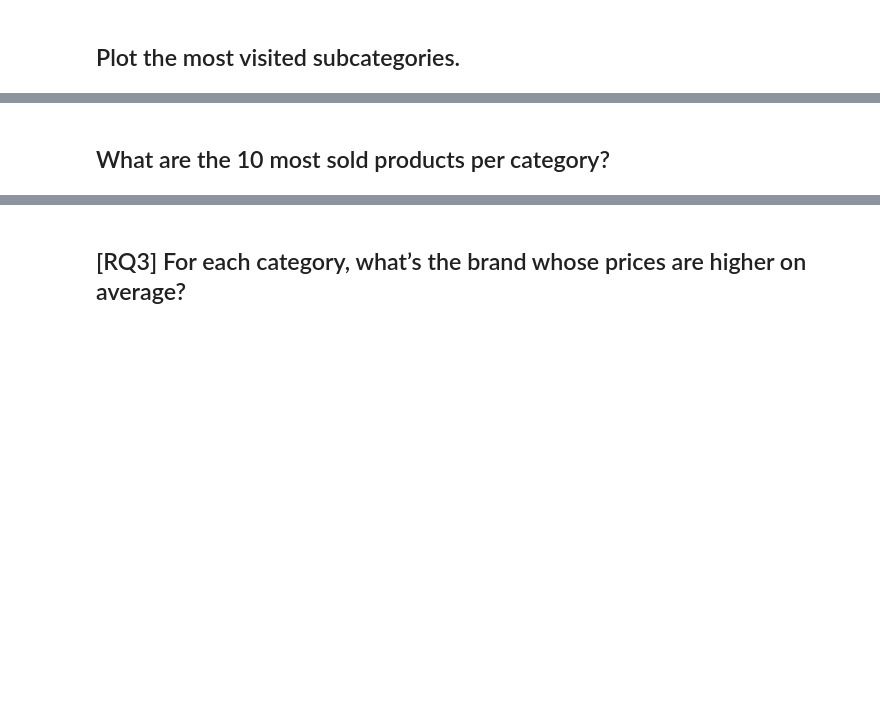
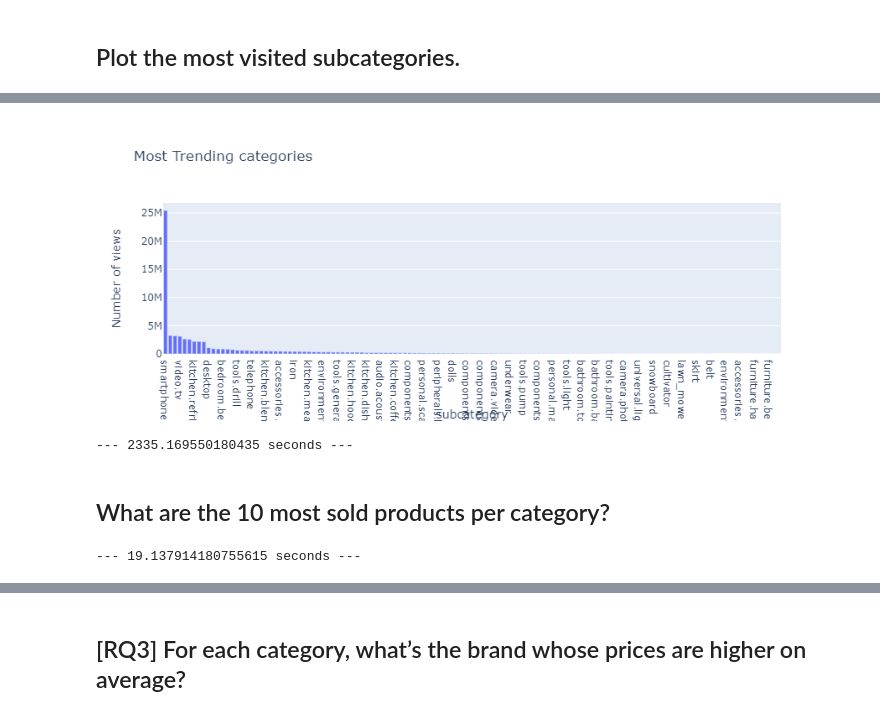
Before and after one commit to Sapienza-University-Rome/ADM-HW2, a Jupyter notebook: ADM_Homework 2 - eCommerce Analytics.ipynb, the cells around one changed output, grey strips where cells are left out. Saved outputs shown, nothing was run; the diff lists cells and outputs as text; code cells hidden in the pictures; blank space fills up the shorter version.

```diff
--- a/ADM_Homework 2 - eCommerce Analytics.ipynb
+++ b/ADM_Homework 2 - eCommerce Analytics.ipynb
@@ -425,2 +463,27 @@ Using the last output, between the first view time and purchase passes **7.56**
+# %%
+start_time = time.time()
+# Keep only purchases
+df = df[df['event_type'] == 'view']
+# Get the subcategory
+df['category_code'] = df.category_code.replace(np.nan, 'a.None.b.c.d', regex=True)+ ".a"
+df["subcategory"] = df.category_code.str.extract(r'\.(.*)\.', expand = True)
+# Group to get number of views by subcategory
+grouped = pd.DataFrame(df[df['subcategory'] != 'None.b.c.d'].groupby(['subcategory']).event_type.count()).rename(columns={'event_type' : 'my_count'}).reset_index().sort_values(by = ['my_count'],ascending=False)
+del df
+fig = px.bar(grouped, x="subcategory", y="my_count", width=800, height=400,  title="Most Trending categories",labels={"my_count": "Number of views"})
+fig.show()
+print("--- %s seconds ---" % (time.time() - start_time))
+# %% [output]
+[figure, added]
+--- 2335.169550180435 seconds ---
 # %% [markdown]
 ## What are the 10 most sold products per category?
+# %%
+# Load the neccesary columns of the parquet file
+start_time = time.time()
+cols = ['category_code','event_type','product_id']
+df = pd.read_parquet("data/parquet_file/ecomm_oct19_nov_19.parquet", columns = cols)
+gc.collect()
+print("--- %s seconds ---" % (time.time() - start_time))
+# %% [output]
+--- 19.137914180755615 seconds ---
```
Also changed, not shown: parts of 20 cells of this notebook.
